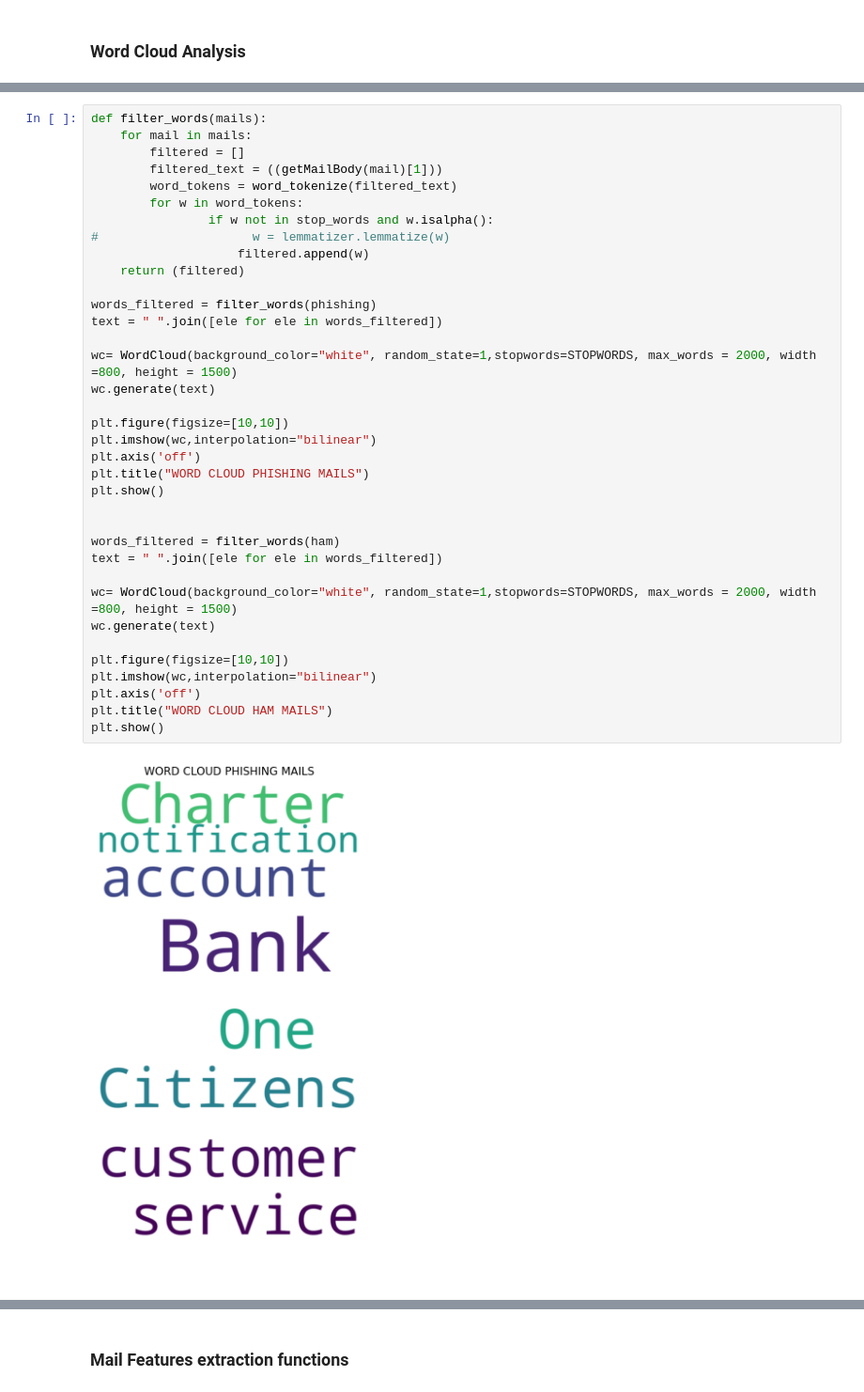
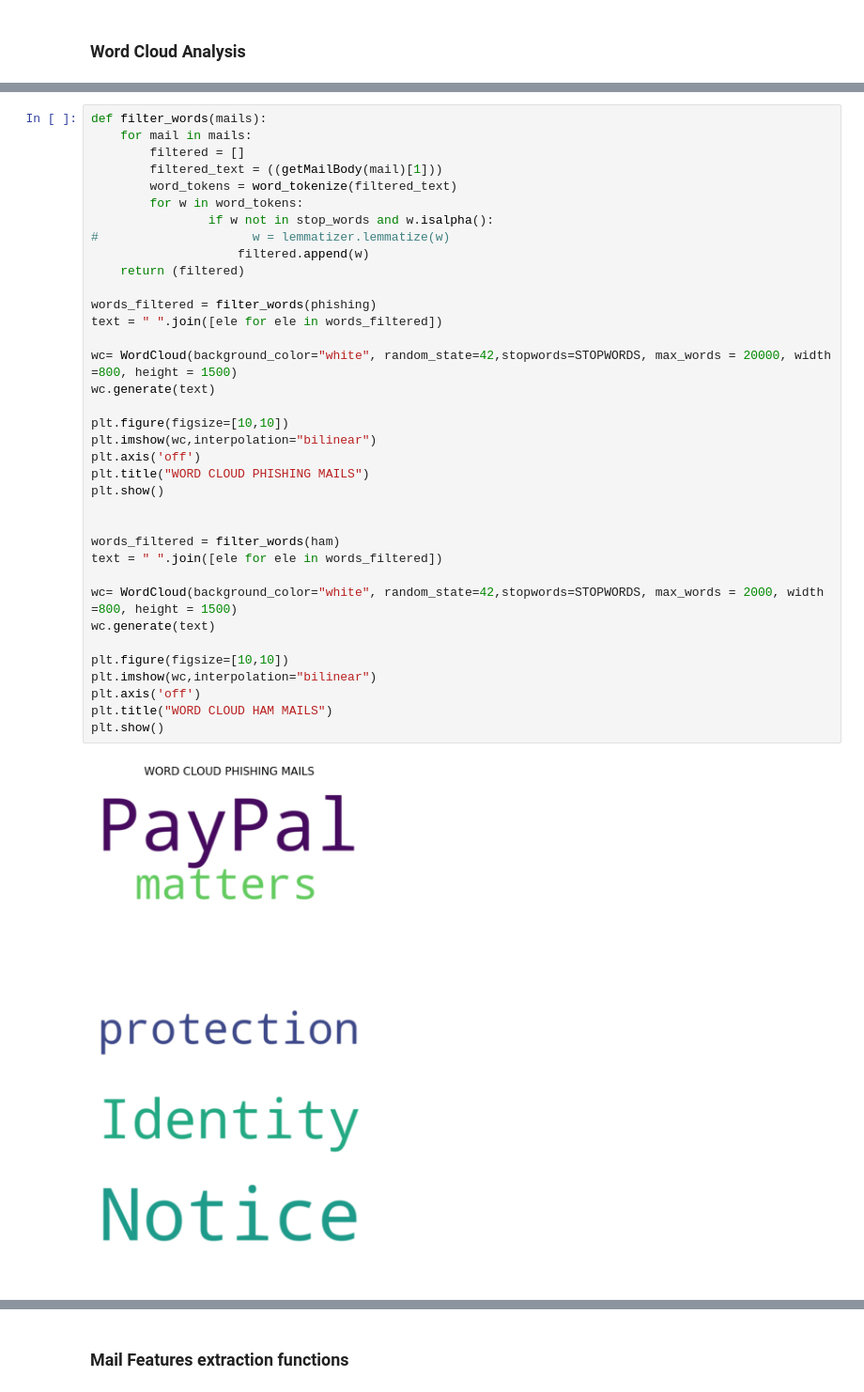
Before and after one commit to Vipin-Singh-Negi/Identify-Phishing-Mail, a Jupyter notebook: (TRIAL)PhishingMailClassifier.ipynb, the cells around one changed output, grey strips where cells are left out. Shown at 94% size. Saved outputs shown, nothing was run; the diff lists cells and outputs as text.

```diff
--- a/(TRIAL)PhishingMailClassifier.ipynb
+++ b/(TRIAL)PhishingMailClassifier.ipynb
@@ -234,33 +266,33 @@ def filter_words(mails):
         word_tokens = word_tokenize(filtered_text)
         for w in word_tokens:
                 if w not in stop_words and w.isalpha():
 #                     w = lemmatizer.lemmatize(w)
                     filtered.append(w)
     return (filtered)
 
 words_filtered = filter_words(phishing)
 text = " ".join([ele for ele in words_filtered])
 
-wc= WordCloud(background_color="white", random_state=1,stopwords=STOPWORDS, max_words = 2000, width =800, height = 1500)
+wc= WordCloud(background_color="white", random_state=42,stopwords=STOPWORDS, max_words = 20000, width =800, height = 1500)
 wc.generate(text)
 
 plt.figure(figsize=[10,10])
 plt.imshow(wc,interpolation="bilinear")
 plt.axis('off')
 plt.title("WORD CLOUD PHISHING MAILS")
 plt.show()
 
 
 words_filtered = filter_words(ham)
 text = " ".join([ele for ele in words_filtered])
 
-wc= WordCloud(background_color="white", random_state=1,stopwords=STOPWORDS, max_words = 2000, width =800, height = 1500)
+wc= WordCloud(background_color="white", random_state=42,stopwords=STOPWORDS, max_words = 2000, width =800, height = 1500)
 wc.generate(text)
 
 plt.figure(figsize=[10,10])
 plt.imshow(wc,interpolation="bilinear")
 plt.axis('off')
 plt.title("WORD CLOUD HAM MAILS")
 plt.show()
 # %% [output]
-[figure, old version]
+[figure, new version]
```
Also changed, not shown: parts of 80 cells of this notebook, 3 other files.
